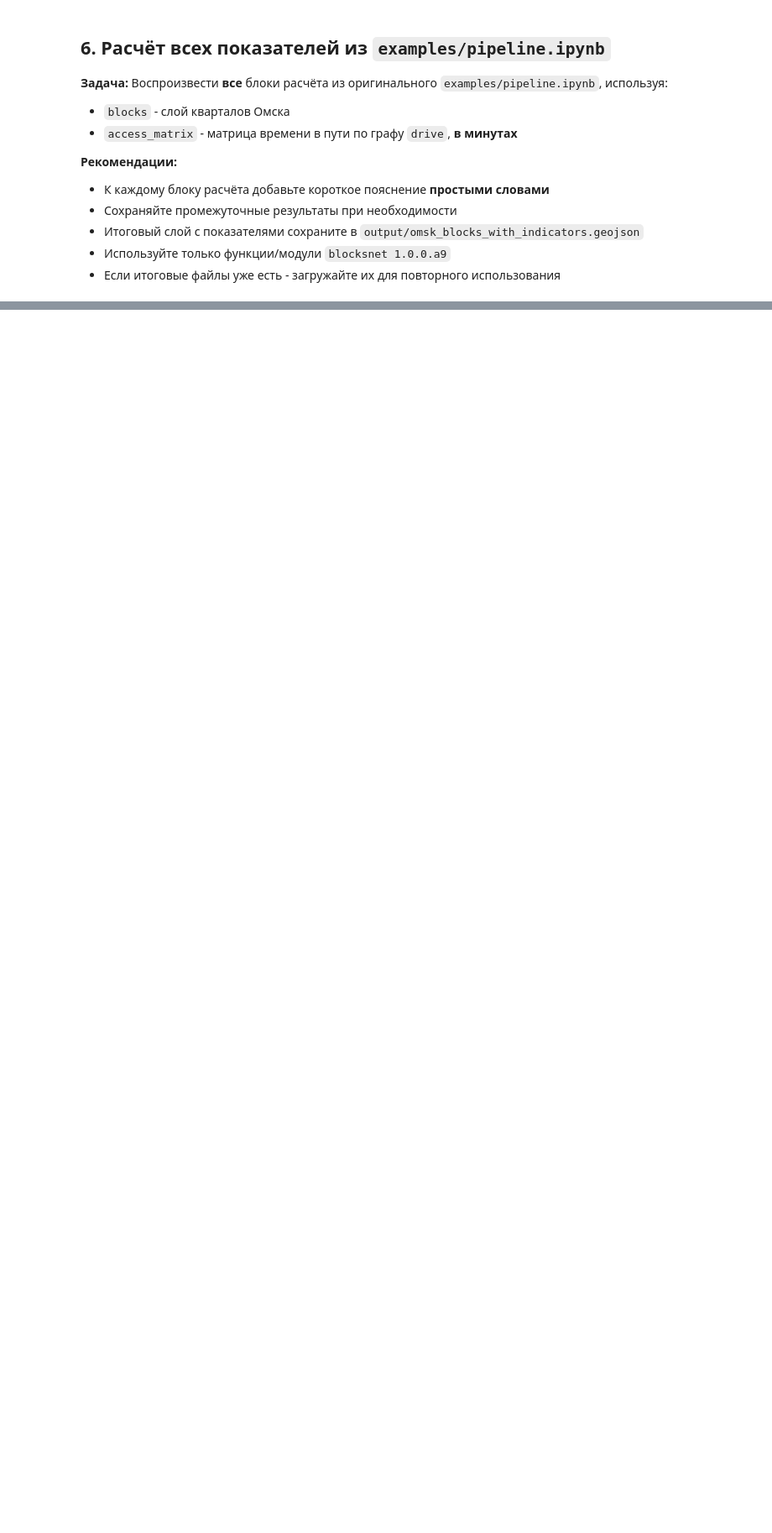
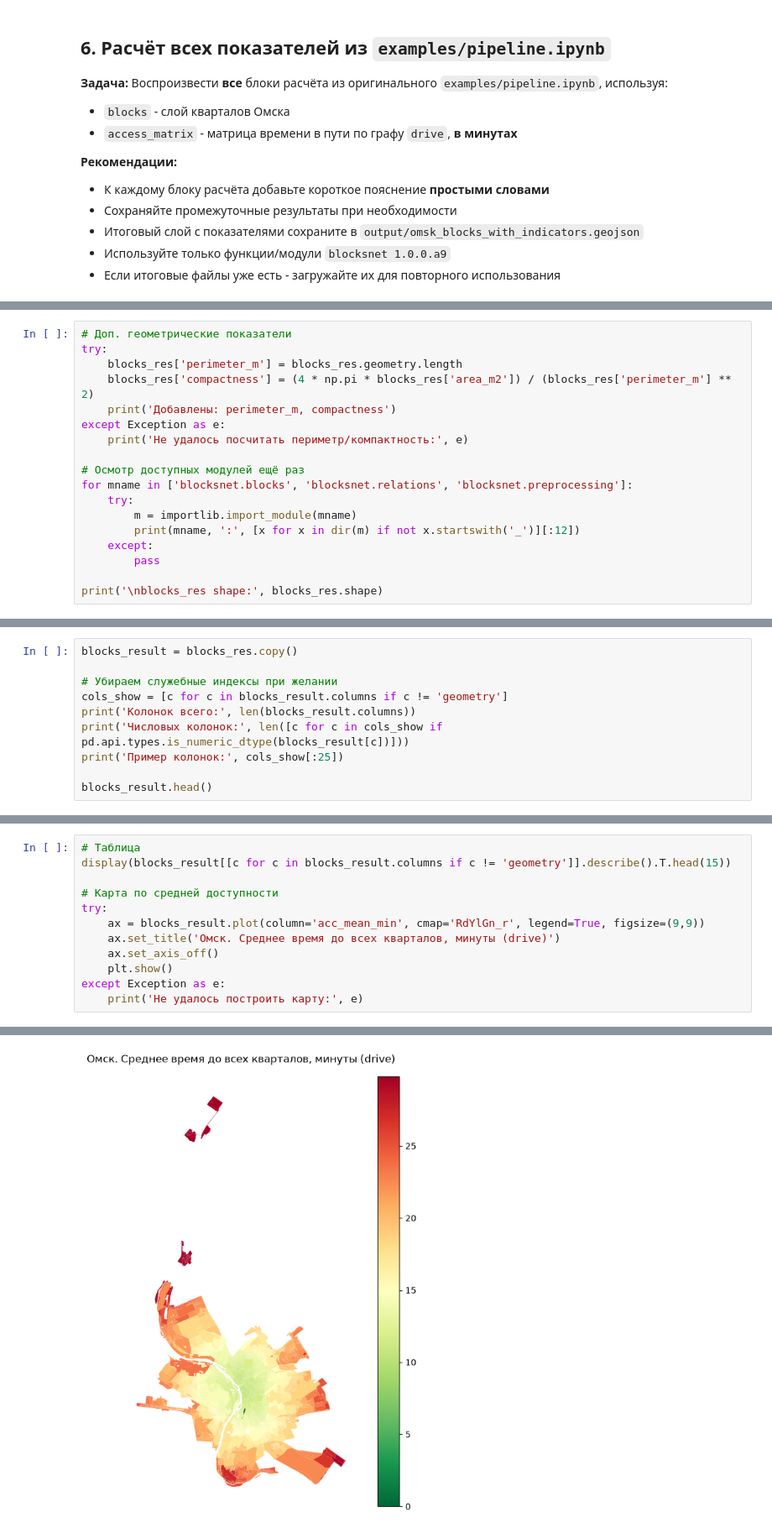
Before and after one commit to Peakako/urban-ai-practice, a Jupyter notebook: blocksnet_pipeline_study_omsk.ipynb, the cells around one changed output, grey strips where cells are left out. Shown at 84% size. Cells and saved outputs as stored; diff of their text form; blank space fills up the shorter version.

```diff
--- a/blocksnet_pipeline_study_omsk.ipynb
+++ b/blocksnet_pipeline_study_omsk.ipynb
@@ -315,0 +507,18 @@ access_matrix.iloc[:5,:5]
+# %%
+# Доп. геометрические показатели
+try:
+    blocks_res['perimeter_m'] = blocks_res.geometry.length
+    blocks_res['compactness'] = (4 * np.pi * blocks_res['area_m2']) / (blocks_res['perimeter_m'] ** 2)
+    print('Добавлены: perimeter_m, compactness')
+except Exception as e:
+    print('Не удалось посчитать периметр/компактность:', e)
+
+# Осмотр доступных модулей ещё раз
+for mname in ['blocksnet.blocks', 'blocksnet.relations', 'blocksnet.preprocessing']:
+    try:
+        m = importlib.import_module(mname)
+        print(mname, ':', [x for x in dir(m) if not x.startswith('_')][:12])
+    except:
+        pass
+
+print('\nblocks_res shape:', blocks_res.shape)
@@ -315,0 +534,10 @@ access_matrix.iloc[:5,:5]
+# %%
+blocks_result = blocks_res.copy()
+
+# Убираем служебные индексы при желании
+cols_show = [c for c in blocks_result.columns if c != 'geometry']
+print('Колонок всего:', len(blocks_result.columns))
+print('Числовых колонок:', len([c for c in cols_show if pd.api.types.is_numeric_dtype(blocks_result[c])]))
+print('Пример колонок:', cols_show[:25])
+
+blocks_result.head()
@@ -315,0 +556,13 @@ access_matrix.iloc[:5,:5]
+# %%
+# Таблица
+display(blocks_result[[c for c in blocks_result.columns if c != 'geometry']].describe().T.head(15))
+
+# Карта по средней доступности
+try:
+    ax = blocks_result.plot(column='acc_mean_min', cmap='RdYlGn_r', legend=True, figsize=(9,9))
+    ax.set_title('Омск. Среднее время до всех кварталов, минуты (drive)')
+    ax.set_axis_off()
+    plt.show()
+except Exception as e:
+    print('Не удалось построить карту:', e)
+# %% [output]
@@ -315,0 +579 @@ access_matrix.iloc[:5,:5]
+[figure, added]
```
Also changed, not shown: parts of 52 cells of this notebook, 39 other files.
